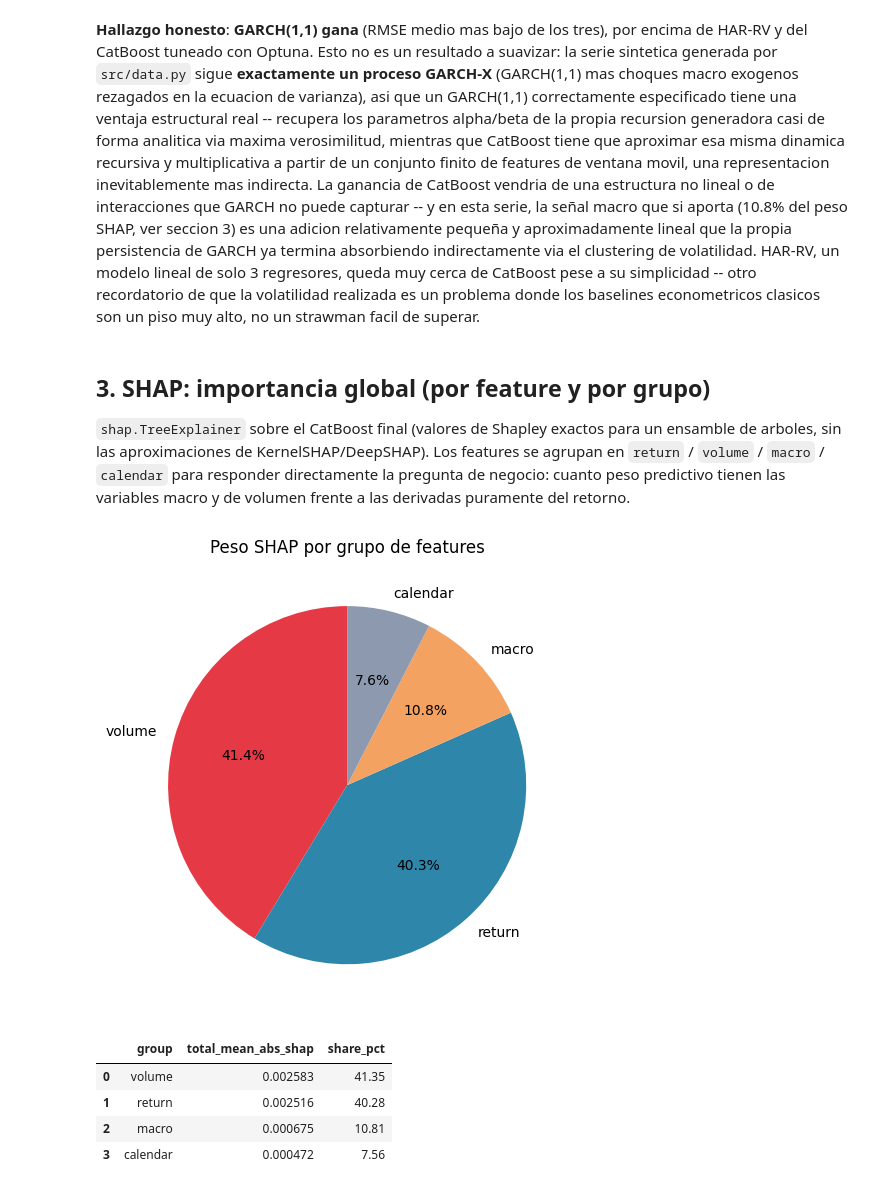
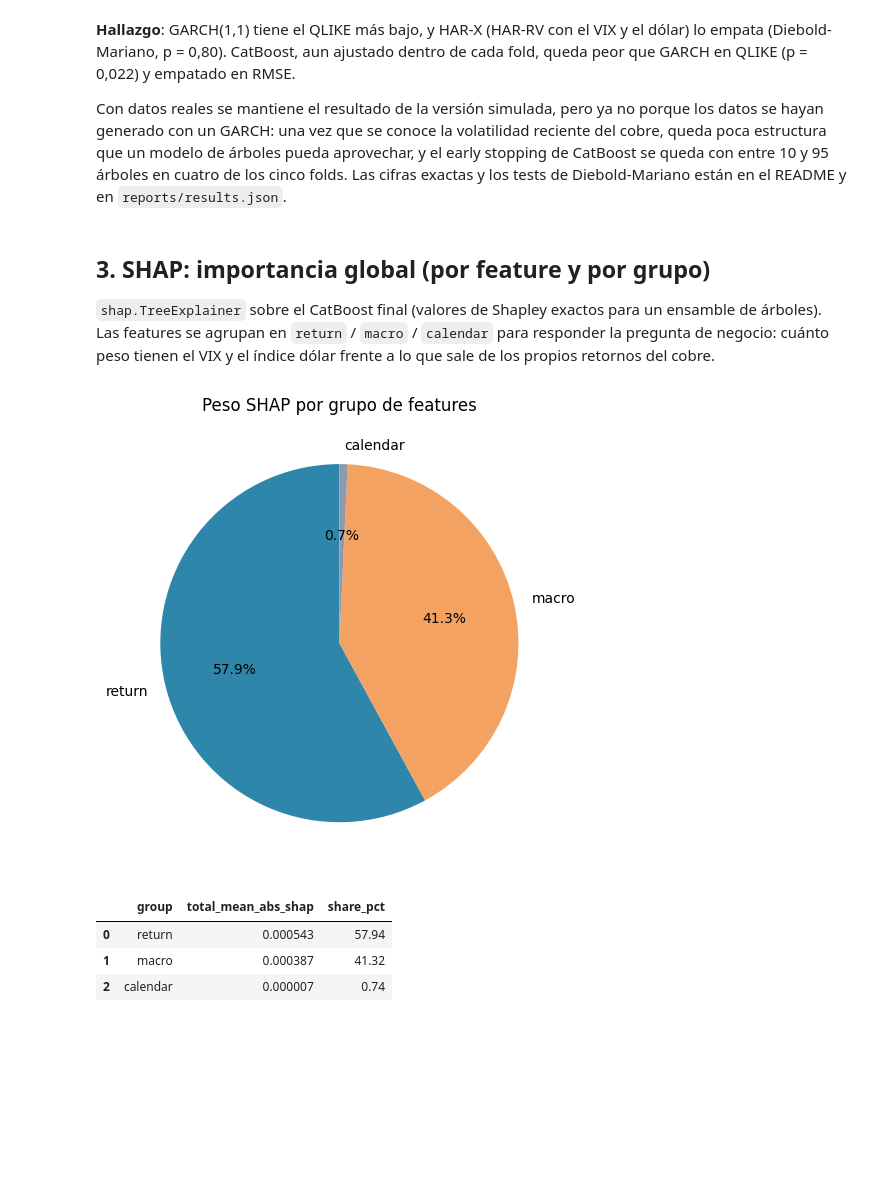
Before and after one commit to Rxyxs/copper-volatility-forecaster, a Jupyter notebook: 02_CatBoost_Optuna_GARCH_Comparison.ipynb, the cells around one changed output. Drawn from its saved outputs; the diff is of its cells as text; code cells hidden in the pictures; blank space fills up the shorter version.

```diff
--- a/02_CatBoost_Optuna_GARCH_Comparison.ipynb
+++ b/02_CatBoost_Optuna_GARCH_Comparison.ipynb
@@ -133,58 +135,35 @@ plt.show()
 # %% [markdown]
-**Hallazgo honesto**: **GARCH(1,1) gana** (RMSE medio mas bajo de los tres),
-por encima de HAR-RV y del CatBoost tuneado con Optuna. Esto no es un
-resultado a suavizar: la serie sintetica generada por
-`src/data.py` sigue **exactamente un proceso GARCH-X** (GARCH(1,1) mas
-choques macro exogenos rezagados en la ecuacion de varianza), asi que un
-GARCH(1,1) correctamente especificado tiene una ventaja estructural real --
-recupera los parametros alpha/beta de la propia recursion generadora casi
-de forma analitica via maxima verosimilitud, mientras que CatBoost tiene
-que aproximar esa misma dinamica recursiva y multiplicativa a partir de un
-conjunto finito de features de ventana movil, una representacion
-inevitablemente mas indirecta. La ganancia de CatBoost vendria de una
-estructura no lineal o de interacciones que GARCH no puede capturar -- y en
-esta serie, la señal macro que si aporta (10.8% del peso SHAP, ver seccion
-3) es una adicion relativamente pequeña y aproximadamente lineal que la
-propia persistencia de GARCH ya termina absorbiendo indirectamente via el
-clustering de volatilidad. HAR-RV, un modelo lineal de solo 3 regresores,
-queda muy cerca de CatBoost pese a su simplicidad -- otro recordatorio de
-que la volatilidad realizada es un problema donde los baselines
-econometricos clasicos son un piso muy alto, no un strawman facil de
-superar.
+**Hallazgo**: GARCH(1,1) tiene el QLIKE más bajo, y HAR-X (HAR-RV con el VIX y el dólar) lo empata (Diebold-Mariano, p = 0,80). CatBoost, aun ajustado dentro de cada fold, queda peor que GARCH en QLIKE (p = 0,022) y empatado en RMSE.
+
+Con datos reales se mantiene el resultado de la versión simulada, pero ya no porque los datos se hayan generado con un GARCH: una vez que se conoce la volatilidad reciente del cobre, queda poca estructura que un modelo de árboles pueda aprovechar, y el early stopping de CatBoost se queda con entre 10 y 95 árboles en cuatro de los cinco folds. Las cifras exactas y los tests de Diebold-Mariano están en el README y en `reports/results.json`.
 # %% [markdown]
 ## 3. SHAP: importancia global (por feature y por grupo)
 
-`shap.TreeExplainer` sobre el CatBoost final (valores de Shapley exactos
-para un ensamble de arboles, sin las aproximaciones de KernelSHAP/DeepSHAP).
-Los features se agrupan en `return` / `volume` / `macro` / `calendar` para
-responder directamente la pregunta de negocio: cuanto peso predictivo
-tienen las variables macro y de volumen frente a las derivadas puramente
-del retorno.
+`shap.TreeExplainer` sobre el CatBoost final (valores de Shapley exactos para un ensamble de árboles). Las features se agrupan en `return` / `macro` / `calendar` para responder la pregunta de negocio: cuánto peso tienen el VIX y el índice dólar frente a lo que sale de los propios retornos del cobre.
 # %%
 shap_values = np.load(OUTPUTS_DIR / "shap_values.npy")
 X_df = pd.read_parquet(OUTPUTS_DIR / "shap_features.parquet")
 group_importance = pd.read_csv(OUTPUTS_DIR / "shap_group_importance.csv")
 feature_importance = pd.read_csv(OUTPUTS_DIR / "shap_feature_importance.csv")
 
 fig, ax = plt.subplots(figsize=(7, 5))
-colors_group = {"return": "#2E86AB", "volume": "#e63946", "macro": "#f4a261", "calendar": "#8d99ae"}
+colors_group = {"return": "#2E86AB", "macro": "#f4a261", "calendar": "#8d99ae"}
 ax.pie(
     group_importance["share_pct"], labels=group_importance["group"],
     autopct="%1.1f%%", colors=[colors_group[g] for g in group_importance["group"]],
     startangle=90,
 )
 ax.set_title("Peso SHAP por grupo de features")
 plt.tight_layout()
 plt.show()
 
 group_importance
 # %% [output]
-[figure, old version]
+[figure, new version]
 |  | group | total_mean_abs_shap | share_pct |
-| 0 | volume | 0.002583 | 41.35 |
-| 1 | return | 0.002516 | 40.28 |
-| 2 | macro | 0.000675 | 10.81 |
-| 3 | calendar | 0.000472 | 7.56 |
+| 0 | return | 0.000543 | 57.94 |
+| 1 | macro | 0.000387 | 41.32 |
+| 2 | calendar | 0.000007 | 0.74 |
 # %%
 shap.summary_plot(shap_values, X_df, plot_type="bar", show=False, max_display=15)
 plt.title("Importancia global SHAP (media |SHAP|) -- top 15 features")
```
Also changed, not shown: parts of 13 cells of this notebook, 19 other files.
